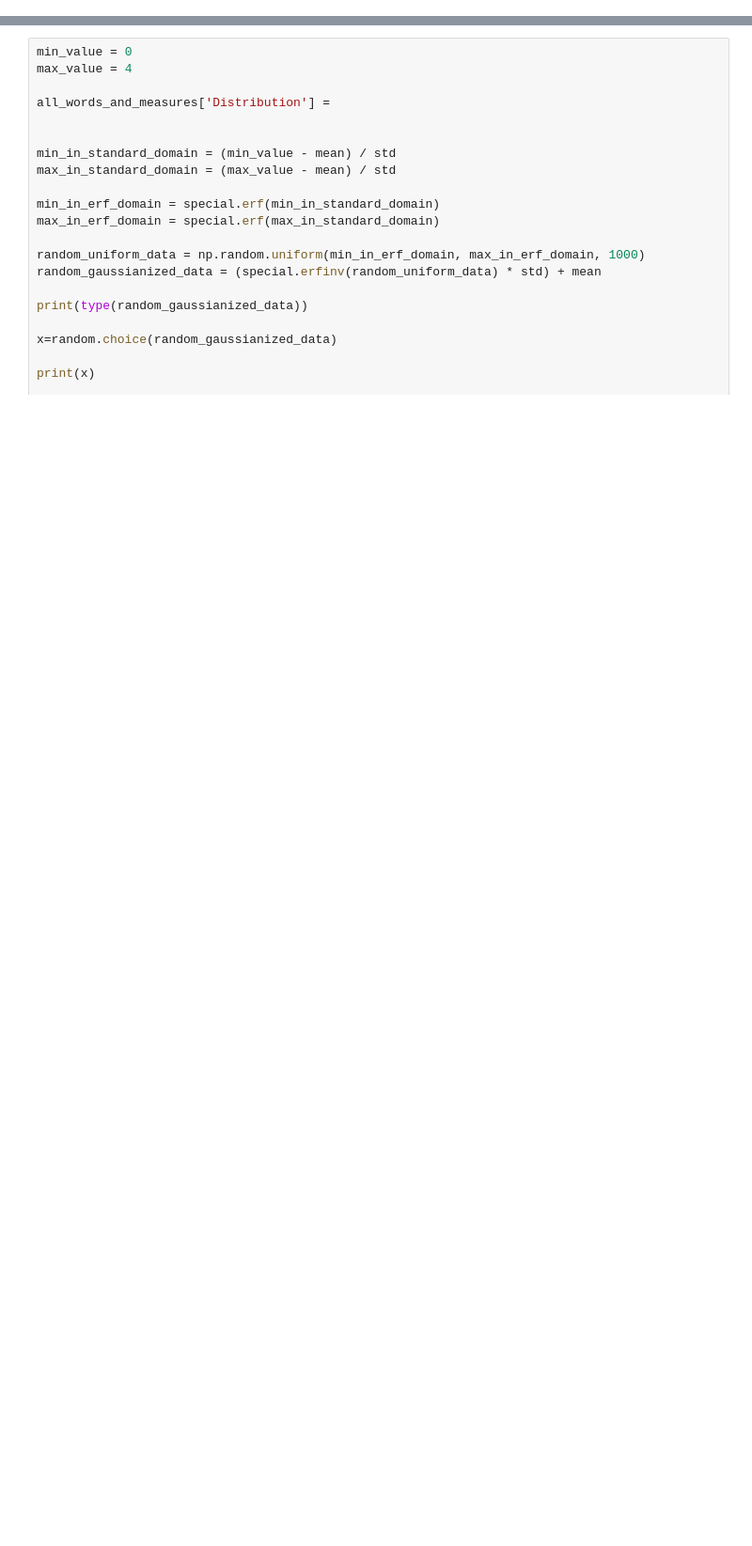
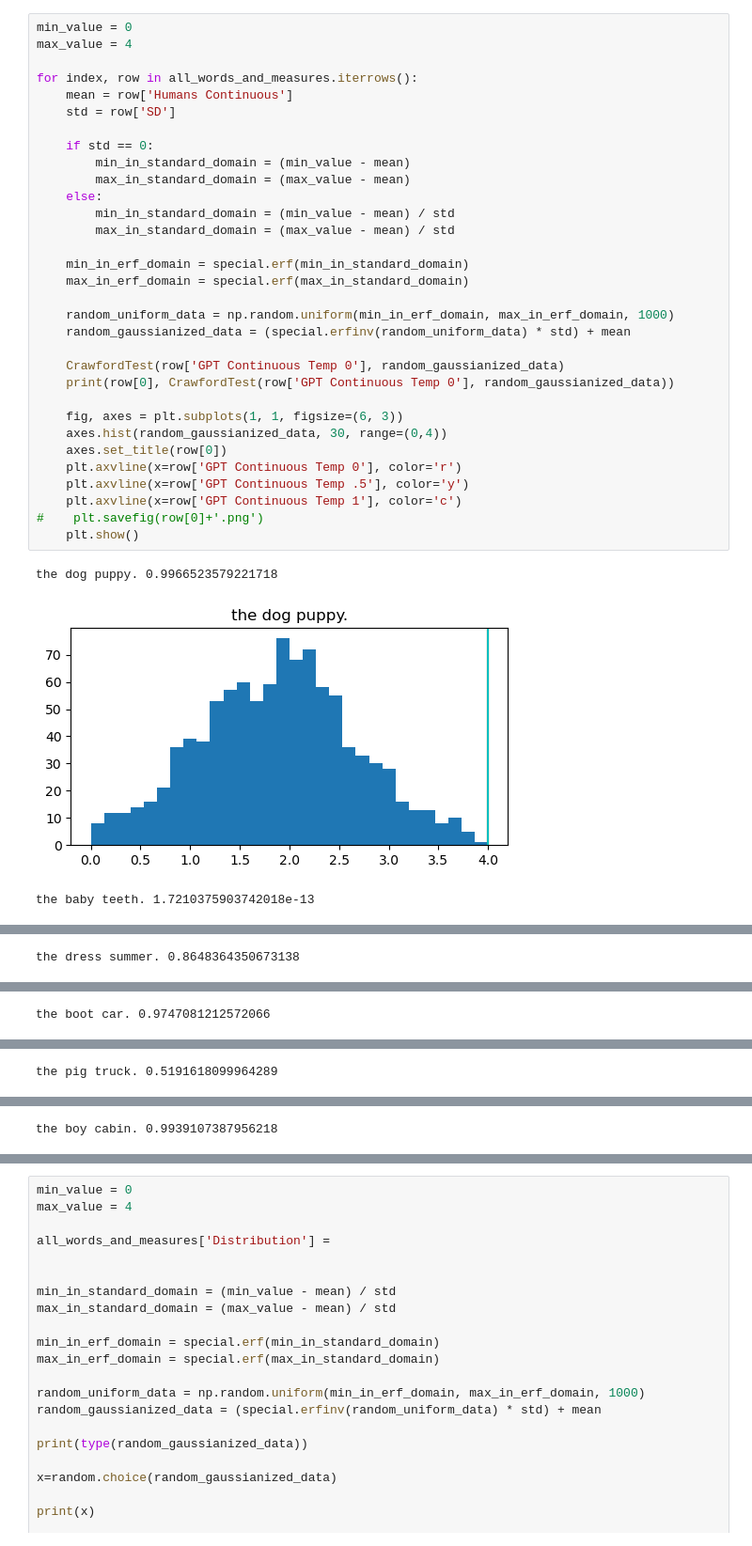
Before and after one commit to NickRiccardi/two-word-test, a Jupyter notebook: distribution-tests.ipynb, the cells around one changed output, grey strips where cells are left out. Shown: that part at 94% size. Drawn from its saved outputs; the diff is of its cells as text; blank space fills up the shorter version.

Commit message:
add distributions and crawford t-tests

```diff
--- a/distribution-tests.ipynb
+++ b/distribution-tests.ipynb
@@ -25 +45,37 @@ all_words_and_measures['Difference Score'] = abs(all_words_and_measures['Humans
 # all_words_and_measures.to_excel('cleaned_words.xlsx')
+# %%
+min_value = 0
+max_value = 4
+
+for index, row in all_words_and_measures.iterrows():
+    mean = row['Humans Continuous']
+    std = row['SD']
+
+    if std == 0:
+        min_in_standard_domain = (min_value - mean)
+        max_in_standard_domain = (max_value - mean)
+    else:
+        min_in_standard_domain = (min_value - mean) / std
+        max_in_standard_domain = (max_value - mean) / std
+
+    min_in_erf_domain = special.erf(min_in_standard_domain)
+    max_in_erf_domain = special.erf(max_in_standard_domain)
+
+    random_uniform_data = np.random.uniform(min_in_erf_domain, max_in_erf_domain, 1000)
+    random_gaussianized_data = (special.erfinv(random_uniform_data) * std) + mean
+
+    CrawfordTest(row['GPT Continuous Temp 0'], random_gaussianized_data)
+    print(row[0], CrawfordTest(row['GPT Continuous Temp 0'], random_gaussianized_data))
+
+    fig, axes = plt.subplots(1, 1, figsize=(6, 3))
+    axes.hist(random_gaussianized_data, 30, range=(0,4))
+    axes.set_title(row[0])
+    plt.axvline(x=row['GPT Continuous Temp 0'], color='r')
+    plt.axvline(x=row['GPT Continuous Temp .5'], color='y')
+    plt.axvline(x=row['GPT Continuous Temp 1'], color='c')
+#    plt.savefig(row[0]+'.png')
+    plt.show()
+# %% [output]
+the dog puppy. 0.9966523579221718
+[figure, added]
+the baby teeth. 1.7210375903742018e-13
@@ -25,0 +83 @@ all_words_and_measures['Difference Score'] = abs(all_words_and_measures['Humans
+the dress summer. 0.8648364350673138
@@ -25,0 +85 @@ all_words_and_measures['Difference Score'] = abs(all_words_and_measures['Humans
+the boot car. 0.9747081212572066
@@ -25,0 +87 @@ all_words_and_measures['Difference Score'] = abs(all_words_and_measures['Humans
+the pig truck. 0.5191618099964289
@@ -25,0 +89 @@ all_words_and_measures['Difference Score'] = abs(all_words_and_measures['Humans
+the boy cabin. 0.9939107387956218
```
Also changed, not shown: parts of 5 cells of this notebook.
